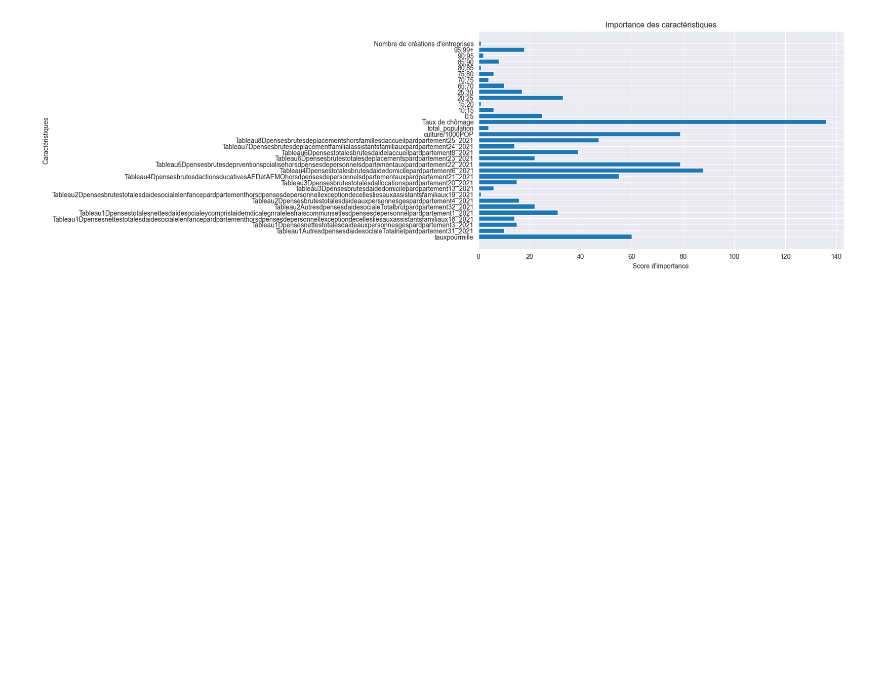
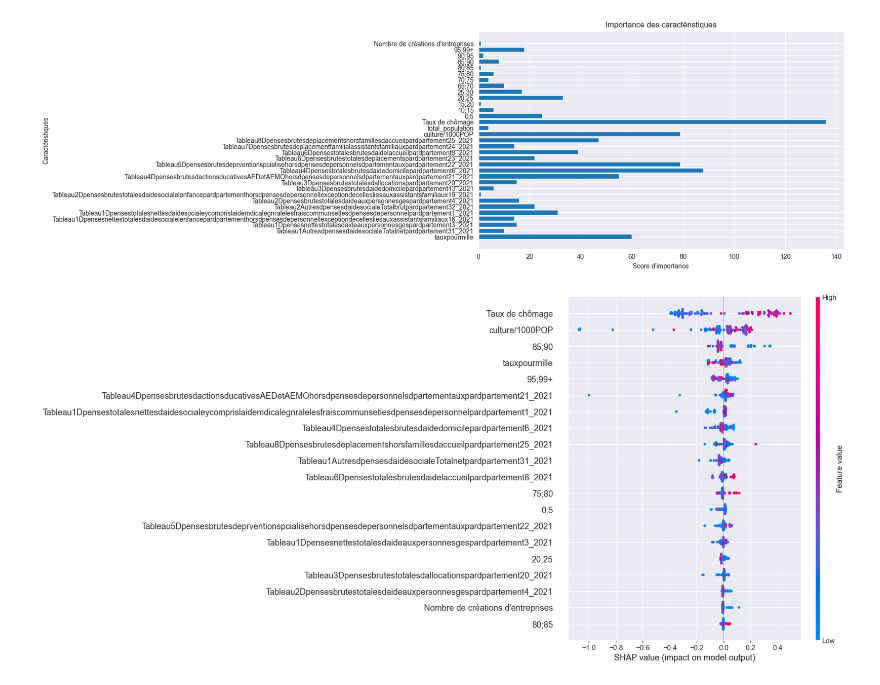
Before and after one commit to Gastonpallas/mspr-election, a Jupyter notebook: IA/XgBoost.ipynb, the cells around one changed output. Cells and saved outputs as stored; diff of their text form; code cells hidden in the pictures; blank space fills up the shorter version.

Commit message:
XGBoost SHAP

```diff
--- a/IA/XgBoost.ipynb
+++ b/IA/XgBoost.ipynb
@@ -143,3 +143,24 @@ plt.title('Importance des caractéristiques')
 plt.show()
 # %% [output]
 [figure]
+# %%
+import shap
+
+X2 = X
+
+dtrain2 = xgb.DMatrix(X2, label=y)
+
+params2 = {
+    'eval_metric': 'merror'         # Métrique d'évaluation
+}
+
+model2 = xgb.train(params2, dtrain2, num_boost_round=num_rounds)
+
+
+explainer = shap.TreeExplainer(model2)
+shap_values = explainer.shap_values(X2)
+
+# Afficher le résumé des valeurs SHAP
+shap.summary_plot(shap_values, X2)
+# %% [output]
+[figure, added]
```
Also changed, not shown: parts of 4 cells of this notebook.
